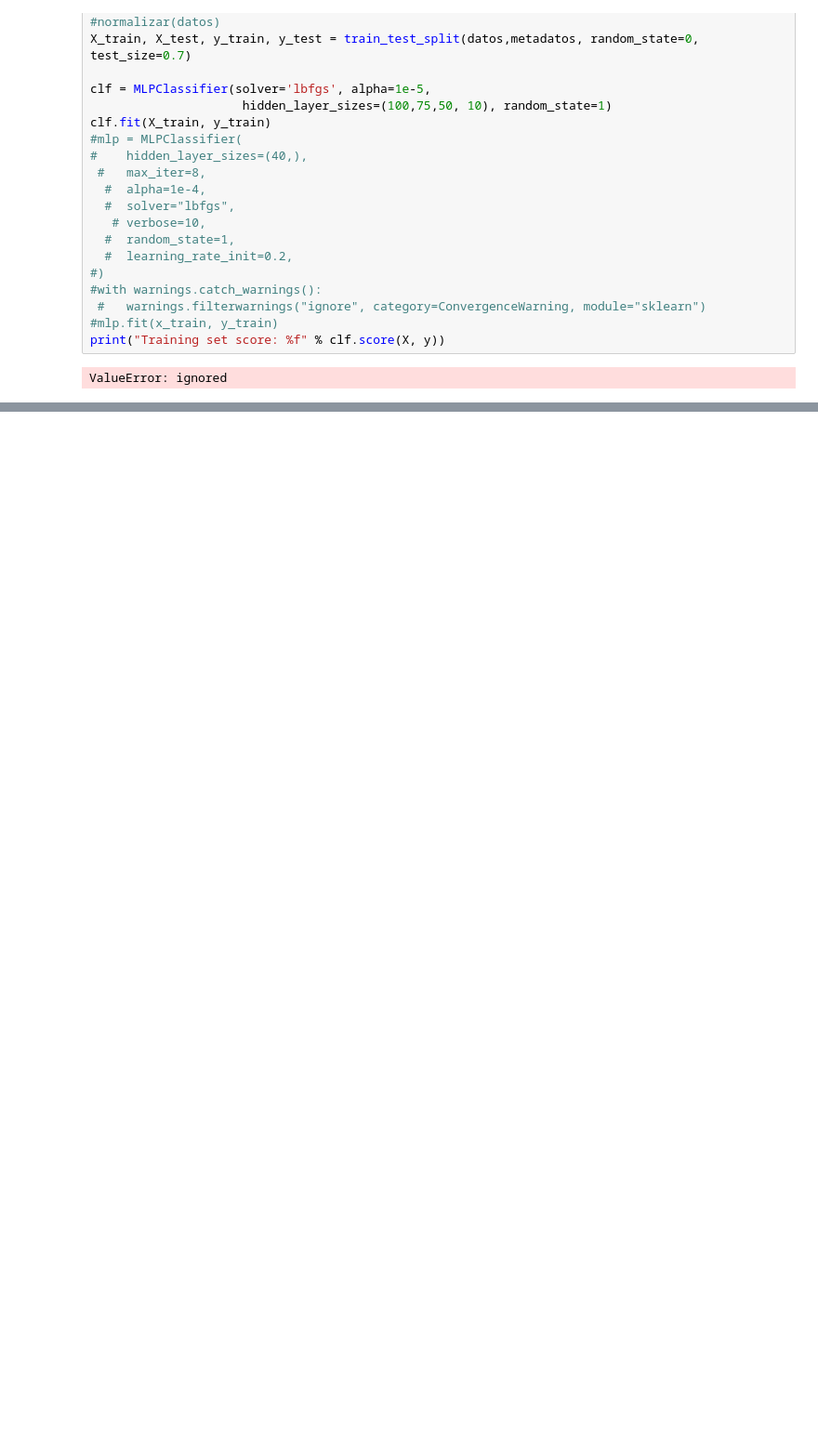
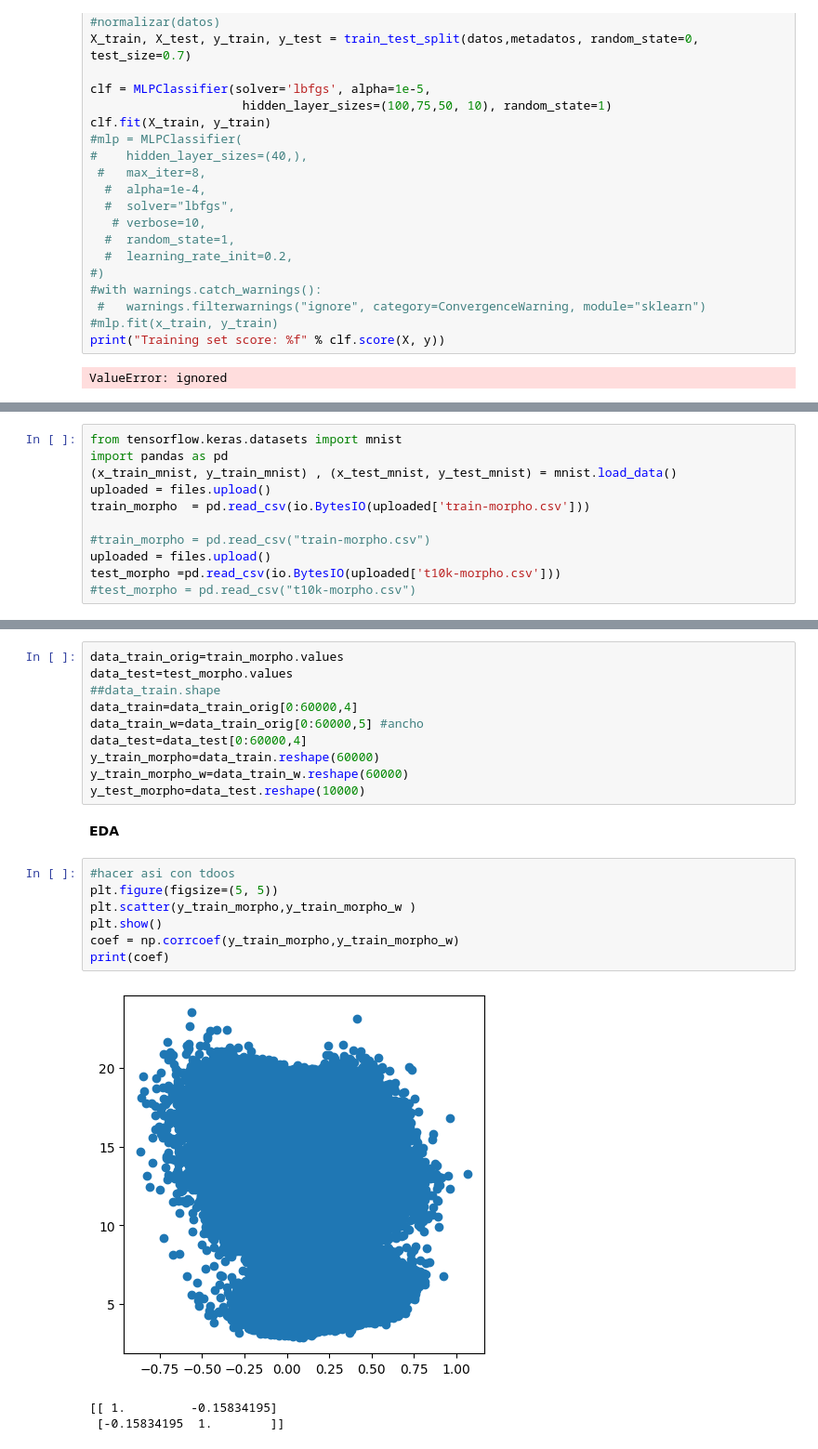
Before and after one commit to jucardozo/Clasificador-de-Ropa, a Jupyter notebook: TP1RN.ipynb, the cells around one changed output, grey strips where cells are left out. Shown at 93% size. Drawn from its saved outputs; the diff is of its cells as text; blank space fills up the shorter version.

```diff
--- a/TP1RN.ipynb
+++ b/TP1RN.ipynb
@@ -941,0 +944,11 @@ array([[[0, 0, 0, ..., 0, 0, 0],
+# %%
+from tensorflow.keras.datasets import mnist
+import pandas as pd
+(x_train_mnist, y_train_mnist) , (x_test_mnist, y_test_mnist) = mnist.load_data()
+uploaded = files.upload()
+train_morpho  = pd.read_csv(io.BytesIO(uploaded['train-morpho.csv']))
+
+#train_morpho = pd.read_csv("train-morpho.csv")
+uploaded = files.upload()
+test_morpho =pd.read_csv(io.BytesIO(uploaded['t10k-morpho.csv']))
+#test_morpho = pd.read_csv("t10k-morpho.csv")
@@ -941,0 +960,23 @@ array([[[0, 0, 0, ..., 0, 0, 0],
+# %%
+data_train_orig=train_morpho.values
+data_test=test_morpho.values
+##data_train.shape
+data_train=data_train_orig[0:60000,4]
+data_train_w=data_train_orig[0:60000,5] #ancho
+data_test=data_test[0:60000,4]
+y_train_morpho=data_train.reshape(60000)
+y_train_morpho_w=data_train_w.reshape(60000)
+y_test_morpho=data_test.reshape(10000)
+# %% [markdown]
+**EDA**
+# %%
+#hacer asi con tdoos
+plt.figure(figsize=(5, 5))
+plt.scatter(y_train_morpho,y_train_morpho_w )
+plt.show()
+coef = np.corrcoef(y_train_morpho,y_train_morpho_w)
+print(coef)
+# %% [output]
+[figure, added]
+[[ 1.         -0.15834195]
+ [-0.15834195  1.        ]]
```
Also changed, not shown: parts of 13 cells of this notebook.
